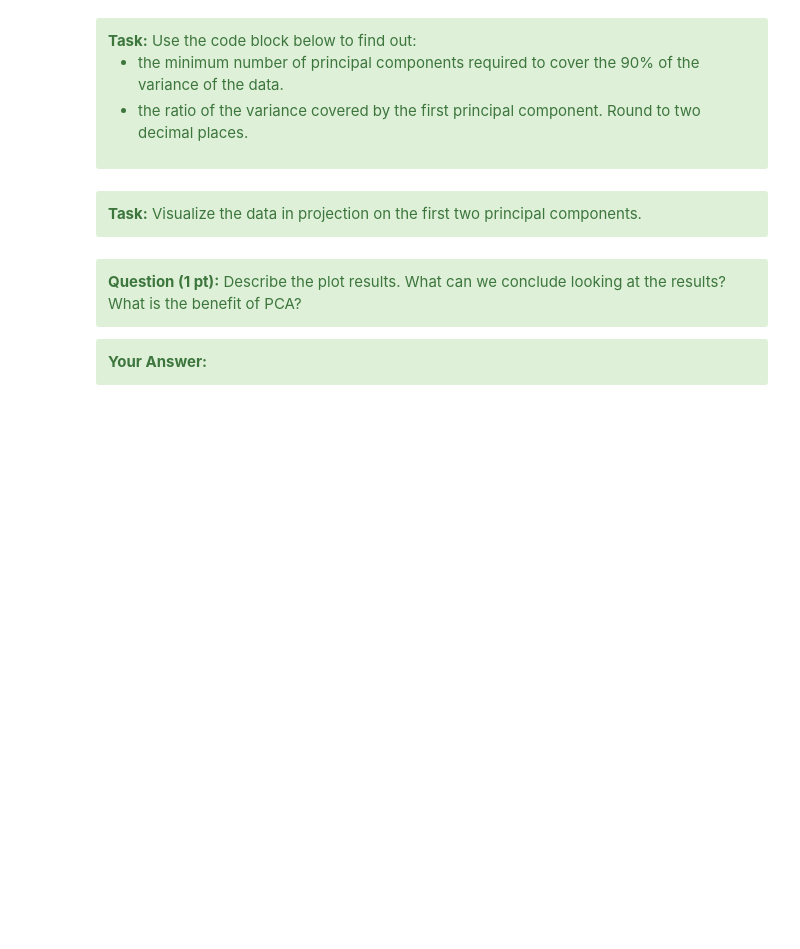
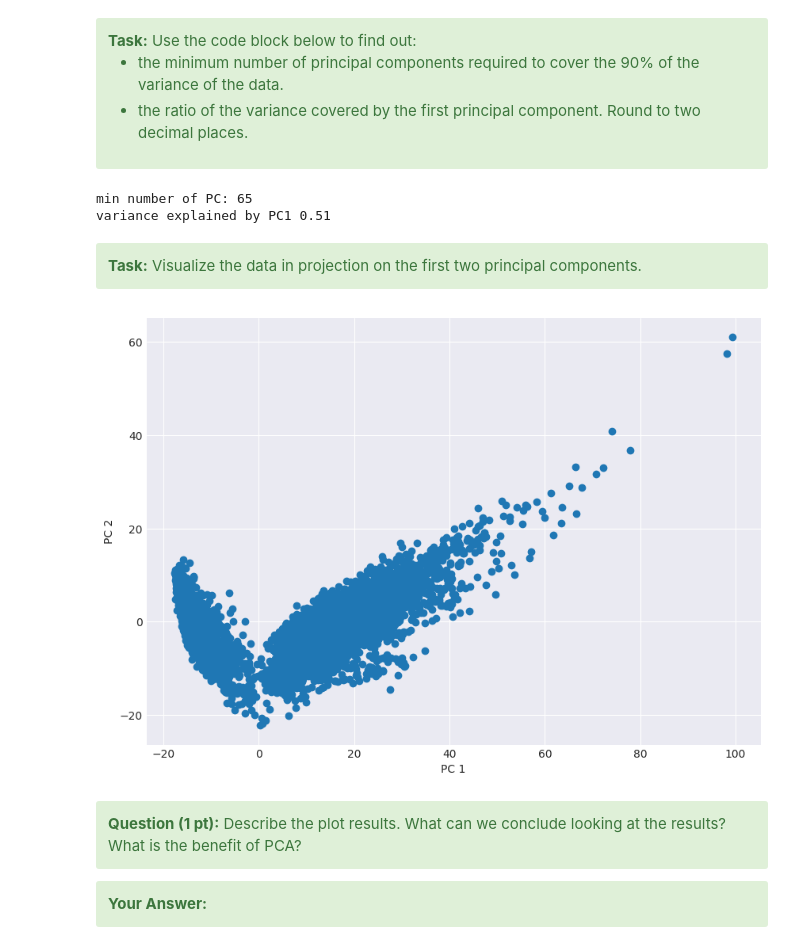
Before and after one commit to anton-seifert/LAMA, a Jupyter notebook: task-3-unsupervised-learning/3_pca_clustering.ipynb, the cells around one changed output. Drawn from its saved outputs; the diff is of its cells as text; code cells hidden in the pictures; blank space fills up the shorter version.

```diff
--- a/task-3-unsupervised-learning/3_pca_clustering.ipynb
+++ b/task-3-unsupervised-learning/3_pca_clustering.ipynb
@@ -160,7 +226,8 @@ def plotPCAVariance(var_exp: np.ndarray, X: np.ndarray) -> Tuple[plt.Figure, plt
 X_pca: np.ndarray
 
 ### STUDENT CODE HERE (1 pt)
-
+pcaModel = PCA(n_components=0.90,random_state=RANDOM_STATE)
+X_pca = pcaModel.fit_transform(X_scaled)
 
 ### STUDENT CODE until HERE
 # %% [markdown]
@@ -173,8 +240,12 @@ X_pca: np.ndarray
 # %%
 ### STUDENT CODE HERE (1 pt)
 
-
+print("min number of PC:",len(X_pca[1]))
+print("variance explained by PC1",round(pca.explained_variance_ratio_[0], 2))
 ### STUDENT CODE until HERE
+# %% [output]
+min number of PC: 65
+variance explained by PC1 0.51
 # %% [markdown]
 <div class="alert alert-block alert-success">
 <b>Task:</b> Visualize the data in projection on the first two principal components.
@@ -183,9 +254,15 @@ X_pca: np.ndarray
 </div>
 # %%
 ### STUDENT CODE HERE (1 pt)
-
+plt.figure(figsize=(10,7))
+plt.scatter(X_pca[:, 0], X_pca[:, 1])
+plt.xlabel('PC 1')
+plt.ylabel('PC 2')
+plt.show()
 
 ### STUDENT CODE until HERE
+# %% [output]
+[figure, added]
 # %% [markdown]
 <div class="alert alert-block alert-success">
 <b>Question (1 pt):</b> Describe the plot results. What can we conclude looking at the results? What is the benefit of PCA?
```
Also changed, not shown: parts of 11 cells of this notebook.
